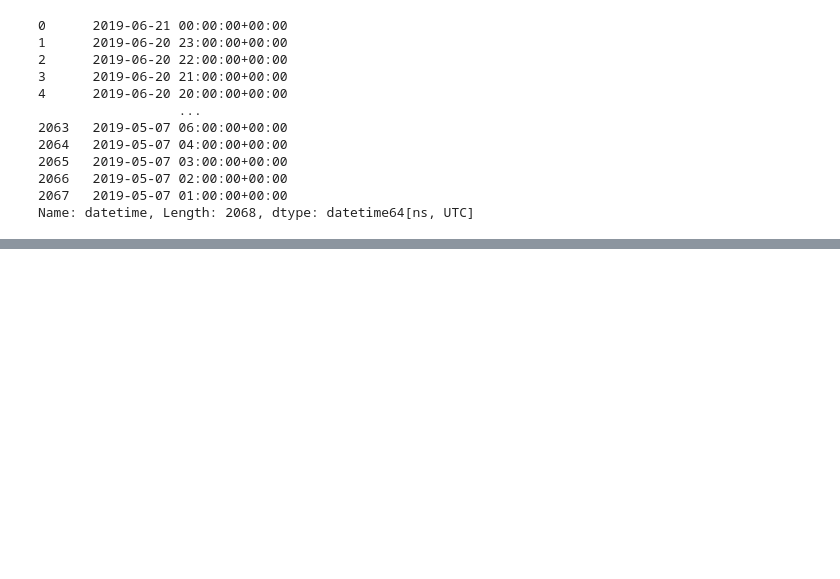
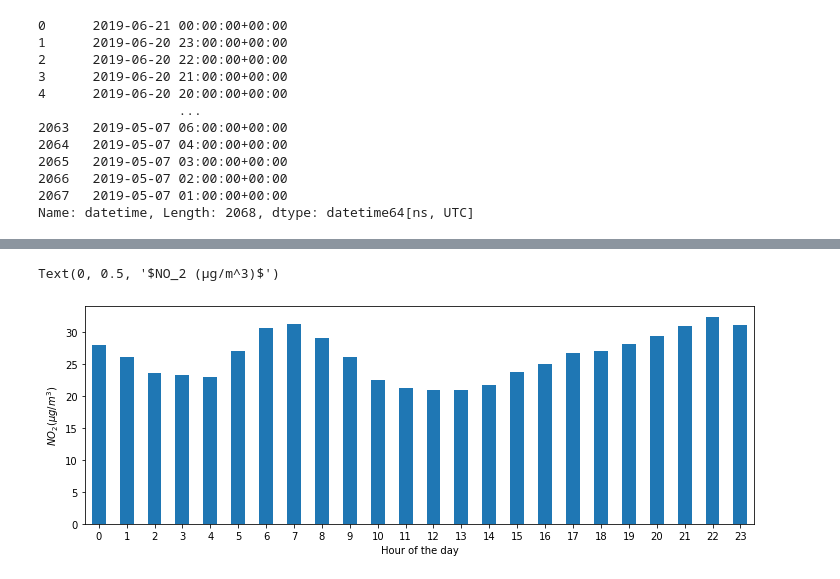
Before and after one commit to arifarman02/Learning_data_science, a Jupyter notebook: Pandas.ipynb, the cells around one changed output, grey strips where cells are left out. Cells and saved outputs as stored; diff of their text form; code cells hidden in the pictures; blank space fills up the shorter version.

```diff
--- a/Pandas.ipynb
+++ b/Pandas.ipynb
@@ -716,0 +723,4 @@ Name: datetime, Length: 2068, dtype: datetime64[ns, UTC]
+# %%
+#Add a new column to the DataFrame containing only the month of the measurement
+air_quality["month"] = air_quality["datetime"].dt.month
+air_quality.head()
@@ -716,0 +755,9 @@ Name: datetime, Length: 2068, dtype: datetime64[ns, UTC]
+# %%
+#Average value for each hour of the day in a graph
+fig, axs = plt.subplots(figsize=(12, 4))
+air_quality.groupby(air_quality["datetime"].dt.hour)["value"].mean().plot(kind="bar", rot=0, ax=axs)
+plt.xlabel("Hour of the day");
+plt.ylabel("$NO_2 (µg/m^3)$")
+# %% [output]
+Text(0, 0.5, '$NO_2 (µg/m^3)$')
+[figure, added]
```
Also changed, not shown: parts of 26 cells of this notebook.
